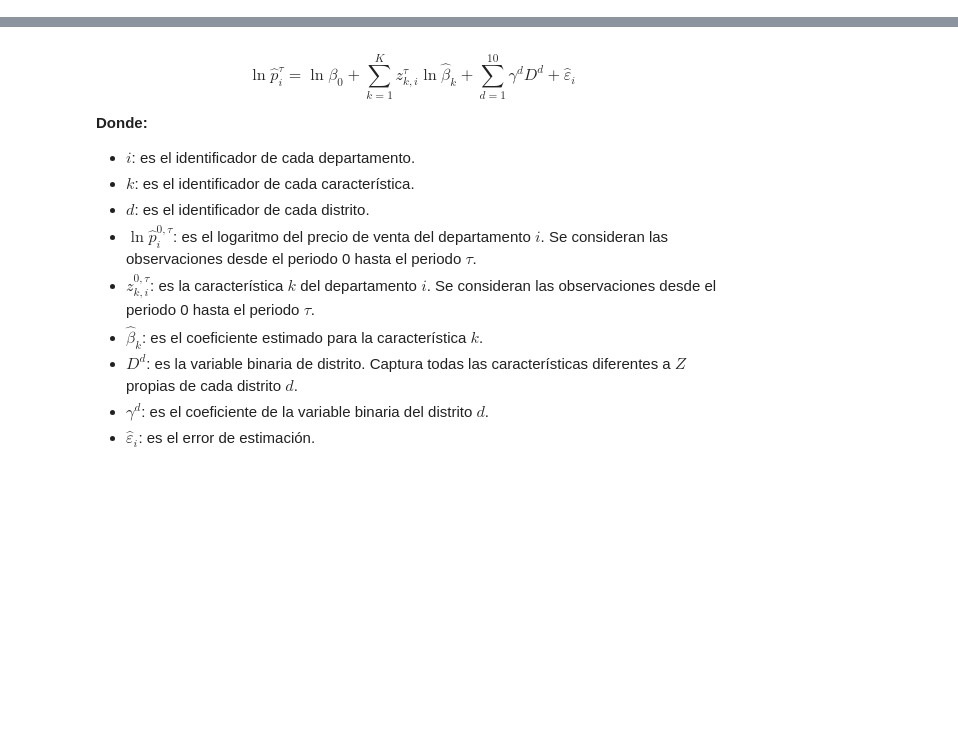
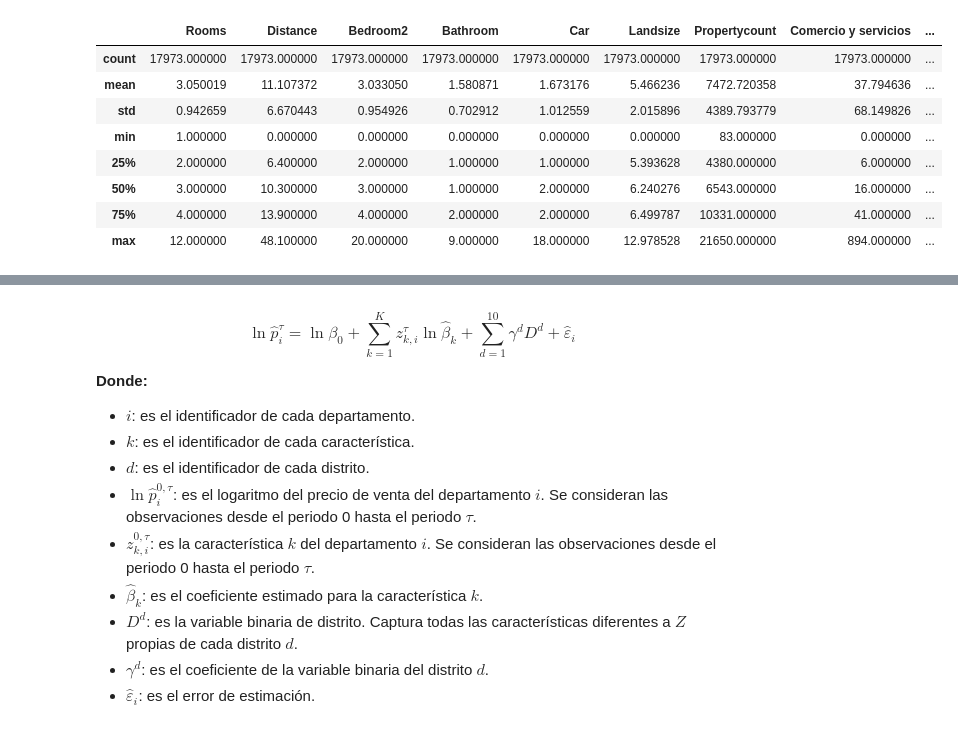
Before and after one commit to carlosrondanp/real_state_analytics-Melbourne, a Jupyter notebook: notebooks/dimensionamiento.ipynb, the cells around one changed output, grey strips where cells are left out. Cells and saved outputs as stored; diff of their text form; code cells hidden in the pictures; blank space fills up the shorter version.

```diff
--- a/notebooks/dimensionamiento.ipynb
+++ b/notebooks/dimensionamiento.ipynb
@@ -8,3 +8,4 @@ from config import *
 import pandas as pd
 pd.options.display.max_columns = None
 import numpy as np
+pd.set_option('future.no_silent_downcasting', True)
@@ -124,3 +83,15 @@ Index(['Suburb', 'Address', 'Type', 'CouncilArea', 'Regionname', 'fec_venta',
+# %%
+df.describe()
+# %% [output]
+|  | Rooms | Distance | Bedroom2 | Bathroom | Car | Landsize | Propertycount | Comercio y servicios | ... |
+| count | 17973.000000 | 17973.000000 | 17973.000000 | 17973.000000 | 17973.000000 | 17973.000000 | 17973.000000 | 17973.000000 | ... |
+| mean | 3.050019 | 11.107372 | 3.033050 | 1.580871 | 1.673176 | 5.466236 | 7472.720358 | 37.794636 | ... |
+| std | 0.942659 | 6.670443 | 0.954926 | 0.702912 | 1.012559 | 2.015896 | 4389.793779 | 68.149826 | ... |
+| min | 1.000000 | 0.000000 | 0.000000 | 0.000000 | 0.000000 | 0.000000 | 83.000000 | 0.000000 | ... |
+| 25% | 2.000000 | 6.400000 | 2.000000 | 1.000000 | 1.000000 | 5.393628 | 4380.000000 | 6.000000 | ... |
+| 50% | 3.000000 | 10.300000 | 3.000000 | 1.000000 | 2.000000 | 6.240276 | 6543.000000 | 16.000000 | ... |
+| 75% | 4.000000 | 13.900000 | 4.000000 | 2.000000 | 2.000000 | 6.499787 | 10331.000000 | 41.000000 | ... |
+| max | 12.000000 | 48.100000 | 20.000000 | 9.000000 | 18.000000 | 12.978528 | 21650.000000 | 894.000000 | ... |
 # %%
 cleaned_data, scaler, famd, iso_forest = analyze_outliers_mixed_data(
     df,
```
Also changed, not shown: parts of 15 cells of this notebook, 2 other files.
